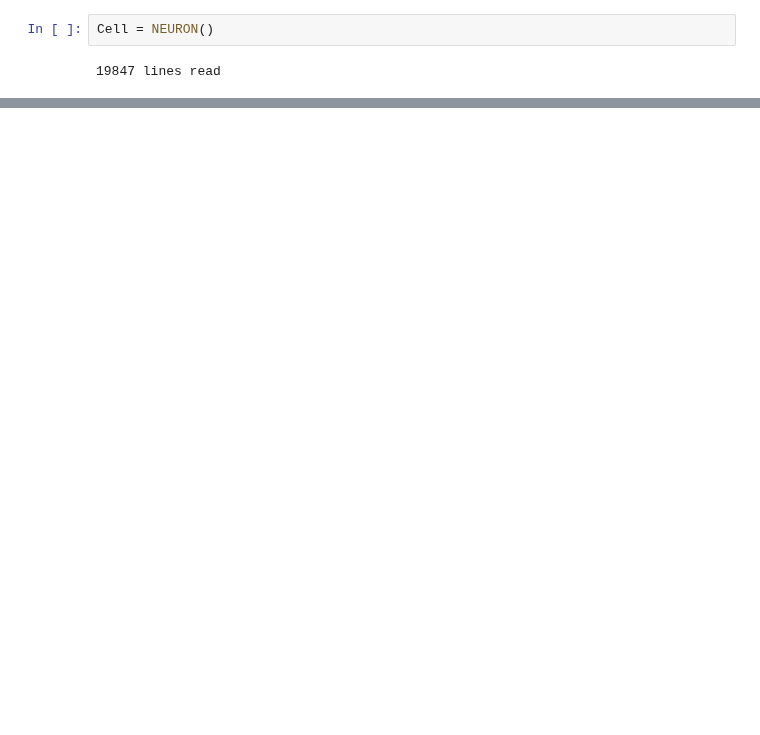
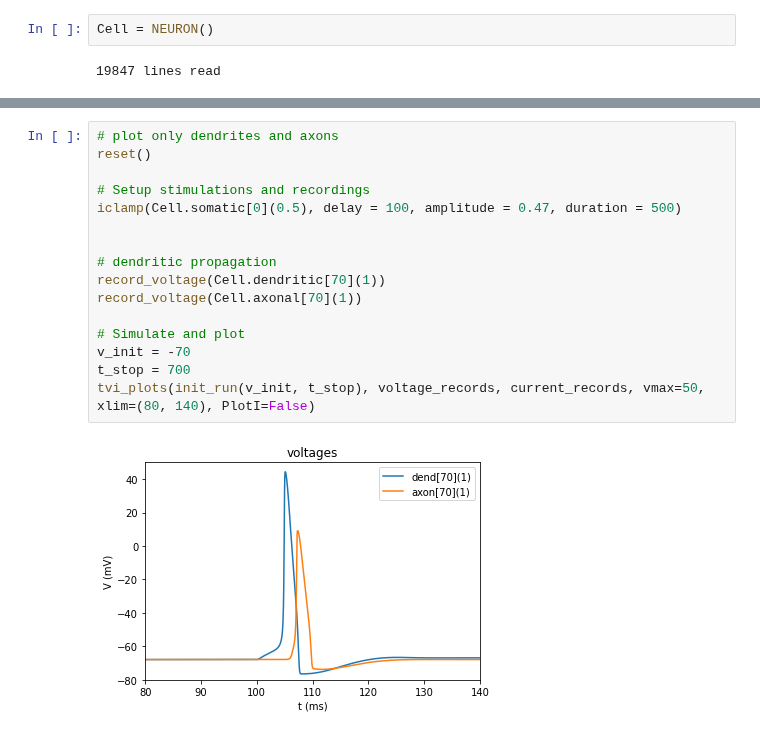
Before and after one commit to AlbrechtAlice/In-Silico-Neuroscience, a Jupyter notebook: Week4_HomeWork.ipynb, the cells around one changed output, grey strips where cells are left out. Saved outputs shown, nothing was run; the diff lists cells and outputs as text; blank space fills up the shorter version.

```diff
--- a/Week4_HomeWork.ipynb
+++ b/Week4_HomeWork.ipynb
@@ -471,0 +464,18 @@ Let's now optimize the stimulation parameters to better see the attenuation and
+# %%
+# plot only dendrites and axons
+reset()
+
+# Setup stimulations and recordings
+iclamp(Cell.somatic[0](0.5), delay = 100, amplitude = 0.47, duration = 500)
+
+
+# dendritic propagation
+record_voltage(Cell.dendritic[70](1))
+record_voltage(Cell.axonal[70](1))
+
+# Simulate and plot
+v_init = -70
+t_stop = 700
+tvi_plots(init_run(v_init, t_stop), voltage_records, current_records, vmax=50, xlim=(80, 140), PlotI=False)
+# %% [output]
+[figure, added]
```
Also changed, not shown: parts of 9 cells of this notebook.
